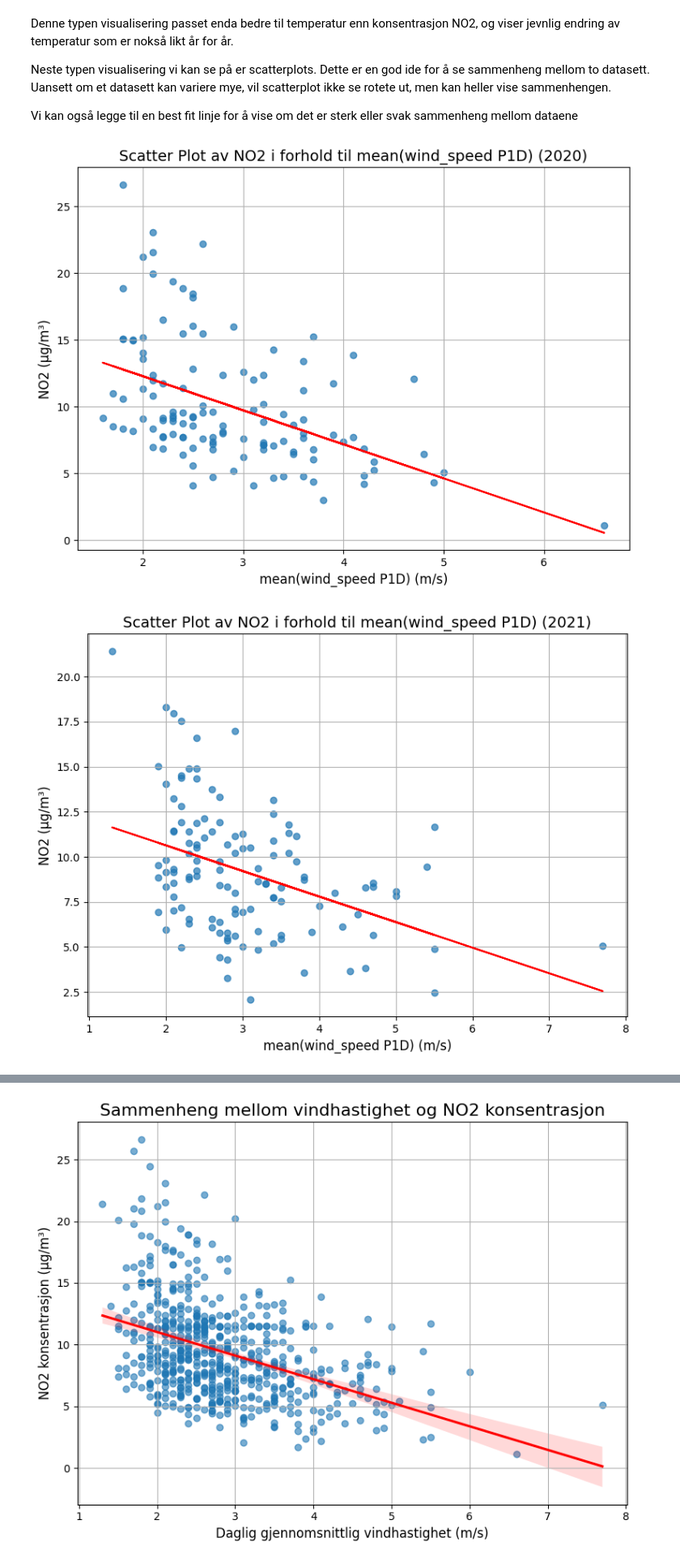
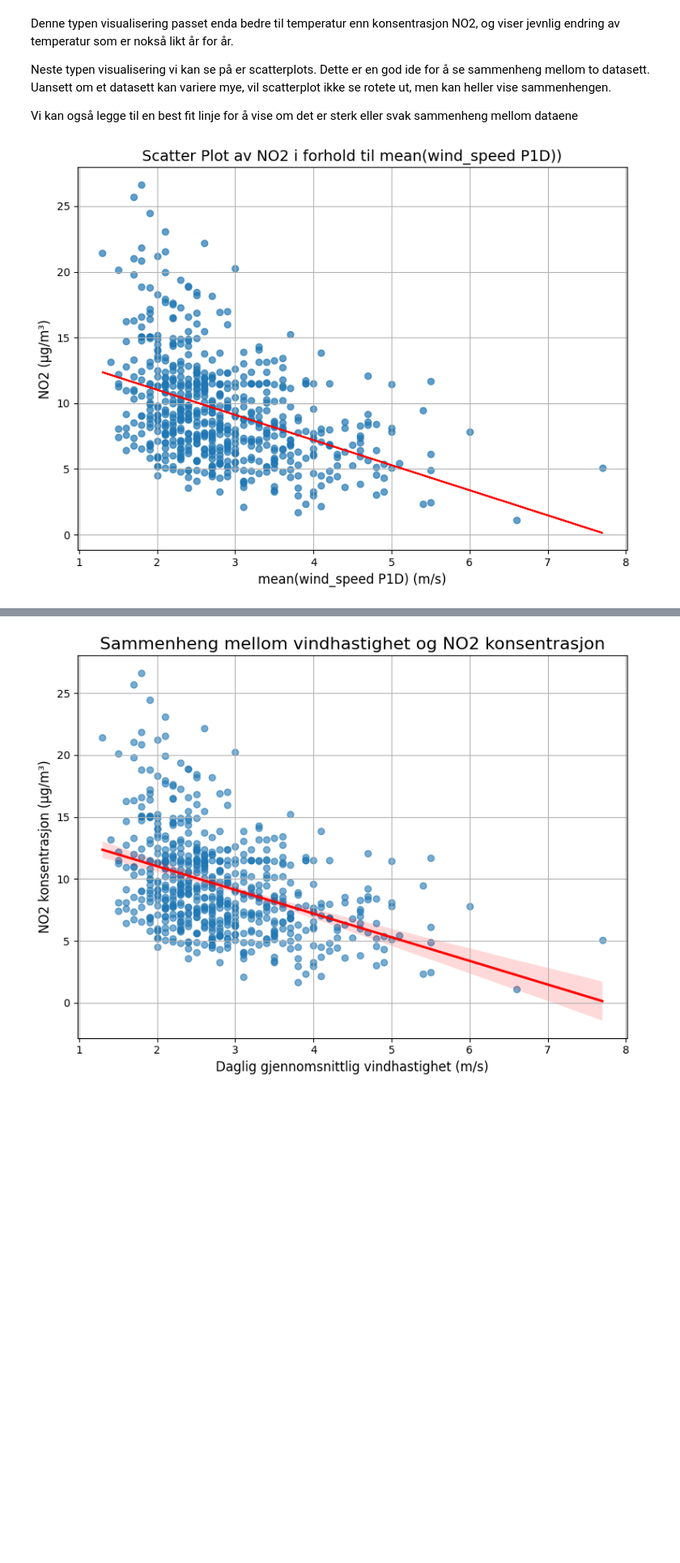
Before and after one commit to andre-hegre/Miljoeanalyse, a Jupyter notebook: proj_environment-main/notebooks/Visualisering+prediktiv analyse.ipynb, the cells around one changed output, grey strips where cells are left out. Shown: that part at 81% size. Cells and saved outputs as stored; diff of their text form; code cells hidden in the pictures; blank space fills up the shorter version.

Commit message:
upd_visualisering

```diff
--- a/proj_environment-main/notebooks/Visualisering+prediktiv analyse.ipynb
+++ b/proj_environment-main/notebooks/Visualisering+prediktiv analyse.ipynb
@@ -165,40 +175,38 @@ import matplotlib.pyplot as plt
 import numpy as np
 
 # Henter data
 df1 = pd.read_json('../data/df1_fikset.json')
 df2 = pd.read_json('../data/df2_data.json')
 
 # Konverterer dato til riktig format
 df1['date'] = pd.to_datetime(df1['date'], unit='ms')
 df2['referenceTime'] = pd.to_datetime(df2['referenceTime'], unit='ms')
 
 # Merger datasets
 merged_df = pd.merge(df1, df2, left_on='date', right_on='referenceTime')
 
 # Henter år for gruppering
 merged_df['year'] = merged_df['date'].dt.year
 
 # Variabler
 x_variable = 'mean(wind_speed P1D)'  # Fra df2_data.json
 y_variable = 'NO2'  # Fra df1_data.json
 
 # Plotter
-for year, group in merged_df.groupby('year'):
-    plt.figure(figsize=(8, 6))
-    plt.scatter(group[x_variable], group[y_variable], alpha=0.7)
+plt.figure(figsize=(8, 6))
+scatter=plt.scatter(merged_df[x_variable], merged_df[y_variable], alpha=0.7)
 
     # Legger til best fit line
-    if not group[x_variable].isnull().any() and not group[y_variable].isnull().any():
-        slope, intercept = np.polyfit(group[x_variable], group[y_variable], 1)
-        best_fit_line = slope * group[x_variable] + intercept
-        plt.plot(group[x_variable], best_fit_line, color='red', label='Best Fit Line')
+if not merged_df[x_variable].isnull().any() and not merged_df[y_variable].isnull().any():
+    slope, intercept = np.polyfit(merged_df[x_variable], merged_df[y_variable], 1)
+    best_fit_line = slope * merged_df[x_variable] + intercept
+    plt.plot(merged_df[x_variable], best_fit_line, color='red', label='Best Fit Line')
 
-    plt.title(f'Scatter Plot av {y_variable} i forhold til {x_variable} ({year})', fontsize=14)
+    plt.title(f'Scatter Plot av {y_variable} i forhold til {x_variable})', fontsize=14)
     plt.xlabel(x_variable+" (m/s)", fontsize=12)
     plt.ylabel(y_variable+" (\u00b5g/m\u00b3)", fontsize=12)
     plt.grid(True)
     plt.tight_layout()
     plt.show()
 # %% [output]
-[figure, old version]
+[figure, new version]
-[figure, removed]
```
Also changed, not shown: parts of 9 cells of this notebook.
